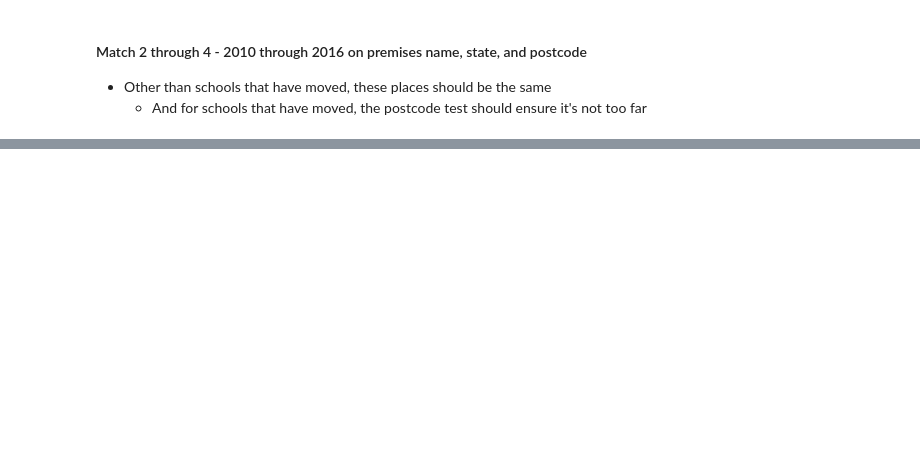
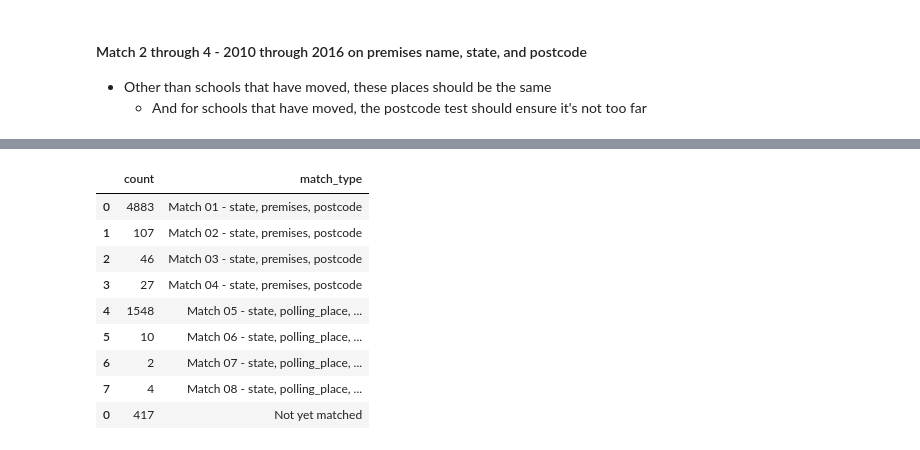
Before and after one commit to jaketclarke/australian_referenda, a Jupyter notebook: referenda_1999_geocode_polling_places.ipynb, the cells around one changed output, grey strips where cells are left out. Saved outputs shown, nothing was run; the diff lists cells and outputs as text; code cells hidden in the pictures; blank space fills up the shorter version.

```diff
--- a/referenda_1999_geocode_polling_places.ipynb
+++ b/referenda_1999_geocode_polling_places.ipynb
@@ -406,0 +412,17 @@ after
+# %%
+print('before 5')
+display(match_status(df_pp_1999))
+
+# configure match settings
+settings = dict(
+    pp_filepath = 'federal_election_polling_places/pp_2007_election.csv',
+    keys = ['state','polling_place','postcode'],
+    match_source = '2007 Polling Places',
+    match_type = 'Match 05 - state, polling_place, postcode'
+)
+
+# run match
+df_pp_1999 = match_unmatched_polling_places(df_pp_1999, settings)
+
+print('after')
+display(match_status(df_pp_1999))
@@ -406,0 +447,54 @@ after
+# %%
+print('before 6')
+display(match_status(df_pp_1999))
+
+# configure match settings
+settings = dict(
+    pp_filepath = 'federal_election_polling_places/pp_2010_election.csv',
+    keys = ['state','polling_place','postcode'],
+    match_source = '2010 Polling Places',
+    match_type = 'Match 06 - state, polling_place, postcode'
+)
+
+# run match
+df_pp_1999 = match_unmatched_polling_places(df_pp_1999, settings)
+
+print('after')
+display(match_status(df_pp_1999))
+
+## 7
+print('before 7')
+display(match_status(df_pp_1999))
+
+# configure match settings
+settings = dict(
+    pp_filepath = 'federal_election_polling_places/pp_2013_election.csv',
+    keys = ['state','polling_place','postcode'],
+    match_source = '2013 Polling Places',
+    match_type = 'Match 07 - state, polling_place, postcode'
+)
+
+# run match
+df_pp_1999 = match_unmatched_polling_places(df_pp_1999, settings)
+
+print('after')
+display(match_status(df_pp_1999))
+
+## 8
+print('before 8')
+display(match_status(df_pp_1999))
+
+# configure match settings
+settings = dict(
+    pp_filepath = 'federal_election_polling_places/pp_2016_election.csv',
+    keys = ['state','polling_place','postcode'],
+    match_source = '2016 Polling Places',
+    match_type = 'Match 08 - state, polling_place, postcode'
+)
+
+# run match
+df_pp_1999 = match_unmatched_polling_places(df_pp_1999, settings)
+
+print('after')
+display(match_status(df_pp_1999))
+# %% [output]
@@ -407,3 +548,13 @@ after
+|  | count | match_type |
+| 0 | 4883 | Match 01 - state, premises, postcode |
+| 1 | 107 | Match 02 - state, premises, postcode |
+| 2 | 46 | Match 03 - state, premises, postcode |
+| 3 | 27 | Match 04 - state, premises, postcode |
+| 4 | 1548 | Match 05 - state, polling_place, ... |
+| 5 | 10 | Match 06 - state, polling_place, ... |
+| 6 | 2 | Match 07 - state, polling_place, ... |
+| 7 | 4 | Match 08 - state, polling_place, ... |
+| 0 | 417 | Not yet matched |
 # %%
 df_pp_1999.to_csv(
     '1999_referenda_output/polling_places_geocoded.csv',
```
Also changed, not shown: parts of 7 cells of this notebook.
